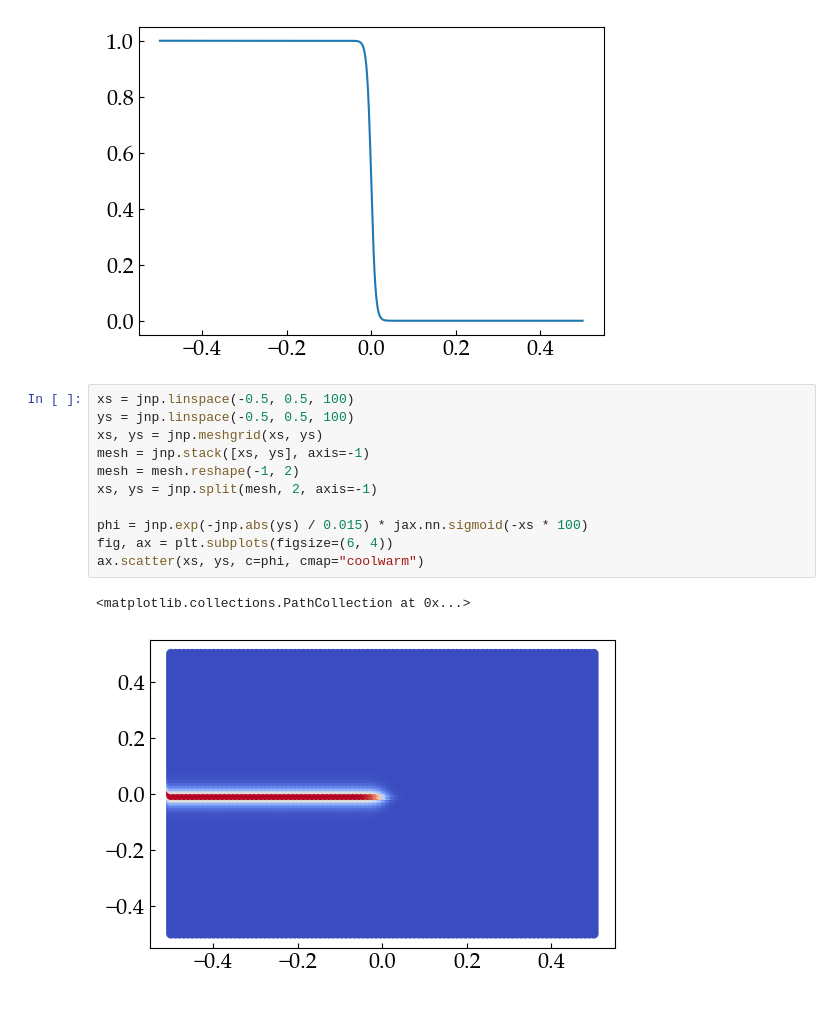
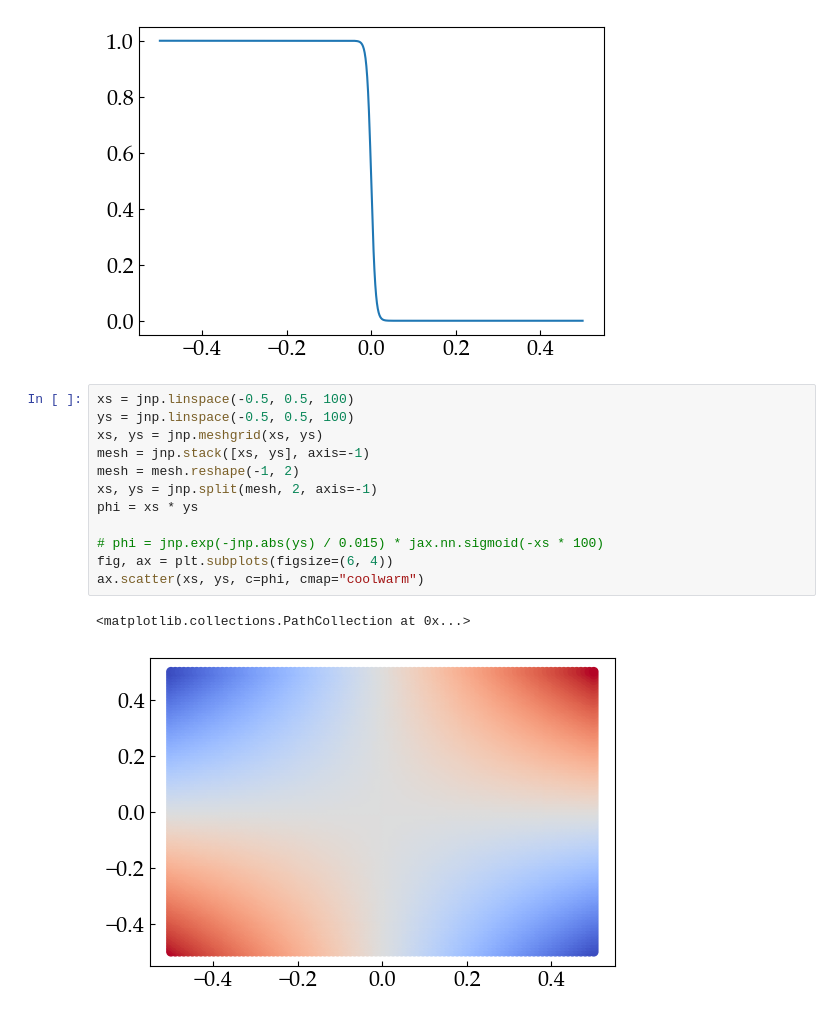
Before and after one commit to NanxiiChen/irr-pinns, a Jupyter notebook: examples/fracture/eval.ipynb, the cells around one changed output. Drawn from its saved outputs; the diff is of its cells as text.

```diff
--- a/examples/fracture/eval.ipynb
+++ b/examples/fracture/eval.ipynb
@@ -132,14 +132,15 @@ ax.plot(x, y, label="sigmoid")
 # %%
 xs = jnp.linspace(-0.5, 0.5, 100)
 ys = jnp.linspace(-0.5, 0.5, 100)
 xs, ys = jnp.meshgrid(xs, ys)
 mesh = jnp.stack([xs, ys], axis=-1)
 mesh = mesh.reshape(-1, 2)
 xs, ys = jnp.split(mesh, 2, axis=-1)
+phi = xs * ys
 
-phi = jnp.exp(-jnp.abs(ys) / 0.015) * jax.nn.sigmoid(-xs * 100)
+# phi = jnp.exp(-jnp.abs(ys) / 0.015) * jax.nn.sigmoid(-xs * 100)
 fig, ax = plt.subplots(figsize=(6, 4))
 ax.scatter(xs, ys, c=phi, cmap="coolwarm")
 # %% [output]
 <matplotlib.collections.PathCollection at 0x...>
-[figure, old version]
+[figure, new version]
```
Also changed, not shown: 2 other files.
